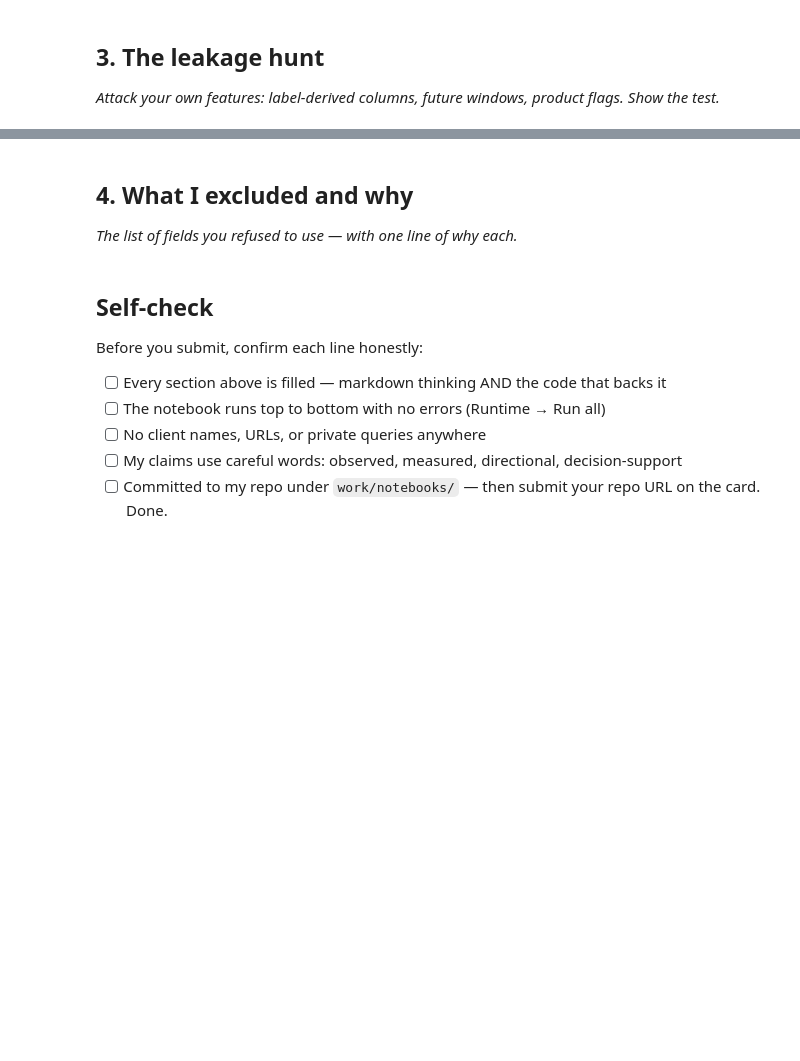
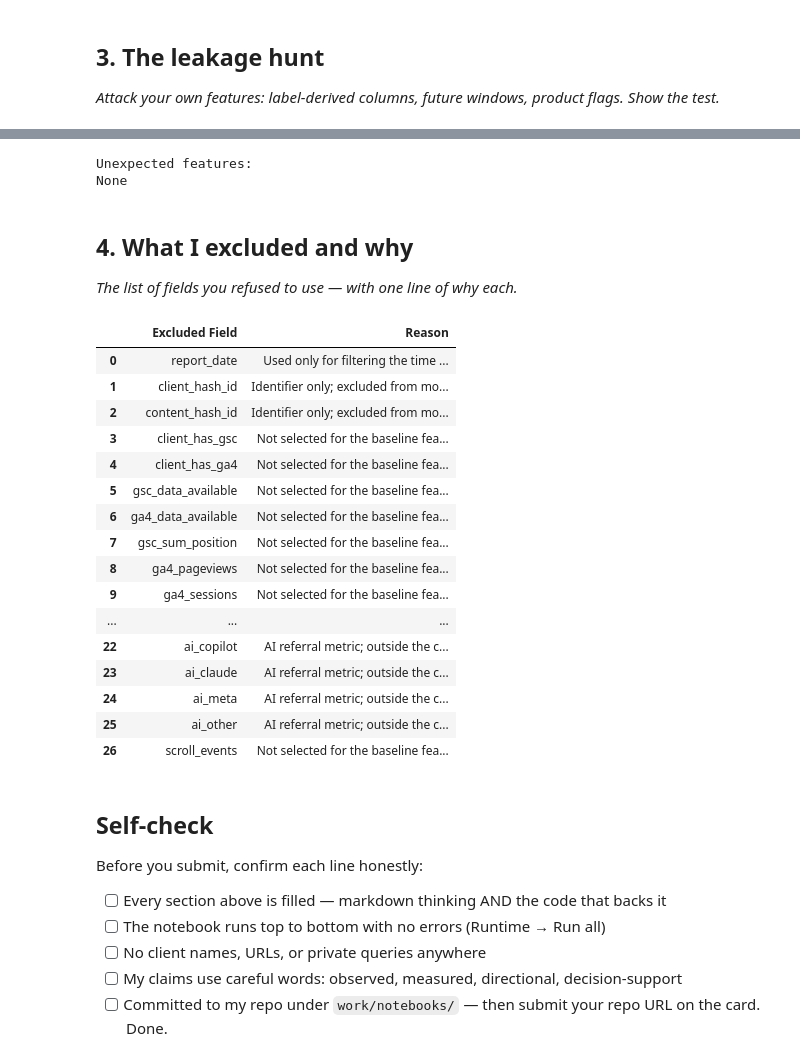
Before and after one commit to hapepaAhmed/my-capstone-project, a Jupyter notebook: work/notebooks/w03_feature_leakage_check.ipynb, the cells around one changed output, grey strips where cells are left out. Cells and saved outputs as stored; diff of their text form; code cells hidden in the pictures; blank space fills up the shorter version.

```diff
--- a/work/notebooks/w03_feature_leakage_check.ipynb
+++ b/work/notebooks/w03_feature_leakage_check.ipynb
@@ -30,3 +274,29 @@ This skeleton is yours to fill. Work the sections **in order** — each one has
+# %%
+historical_features = [
+    "gsc_impressions",
+    "gsc_clicks",
+    "gsc_avg_position",
+    "ga4_sessions",
+    "ga4_engaged_sessions",
+    "ga4_total_engagement_sec"
+]
+
+unexpected = [
+    col for col in selected_features
+    if col not in historical_features
+    and col not in [
+        "ctr",
+        "engagement_rate",
+        "avg_engagement_sec",
+        "position_bucket"
+    ]
+]
+
+print("Unexpected features:")
+print(unexpected if unexpected else "None")
+# %% [output]
+Unexpected features:
+None
 # %% [markdown]
 ## 4. What I excluded and why
 
@@ -37,3 +304,47 @@ This skeleton is yours to fill. Work the sections **in order** — each one has
+# %%
+# Features selected for the model
+selected_features = feature_vector.columns.tolist()
+
+# Columns excluded from modeling
+excluded = [col for col in df.columns if col not in selected_features]
+
+# Build reasons automatically
+reasons = []
+
+for col in excluded:
+    if col.endswith("_hash_id"):
+        reasons.append("Identifier only; excluded from modeling.")
+    elif col == "report_date":
+        reasons.append("Used only for filtering the time window.")
+    elif col.startswith("ai_") or col == "sessions_ai":
+        reasons.append("AI referral metric; outside the chosen lane.")
+    else:
+        reasons.append("Not selected for the baseline feature vector.")
+
+excluded_features = pd.DataFrame({
+    "Excluded Field": excluded,
+    "Reason": reasons
+})
+
+excluded_features
+# %% [output]
+|  | Excluded Field | Reason |
+| 0 | report_date | Used only for filtering the time ... |
+| 1 | client_hash_id | Identifier only; excluded from mo... |
+| 2 | content_hash_id | Identifier only; excluded from mo... |
+| 3 | client_has_gsc | Not selected for the baseline fea... |
+| 4 | client_has_ga4 | Not selected for the baseline fea... |
+| 5 | gsc_data_available | Not selected for the baseline fea... |
+| 6 | ga4_data_available | Not selected for the baseline fea... |
+| 7 | gsc_sum_position | Not selected for the baseline fea... |
+| 8 | ga4_pageviews | Not selected for the baseline fea... |
+| 9 | ga4_sessions | Not selected for the baseline fea... |
+| ... | ... | ... |
+| 22 | ai_copilot | AI referral metric; outside the c... |
+| 23 | ai_claude | AI referral metric; outside the c... |
+| 24 | ai_meta | AI referral metric; outside the c... |
+| 25 | ai_other | AI referral metric; outside the c... |
+| 26 | scroll_events | Not selected for the baseline fea... |
 # %% [markdown]
 ## Self-check
 
```
Also changed, not shown: parts of 15 cells of this notebook.
